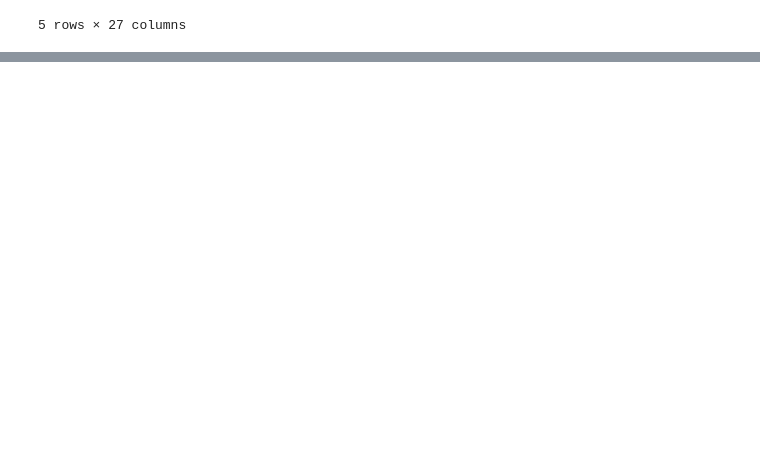
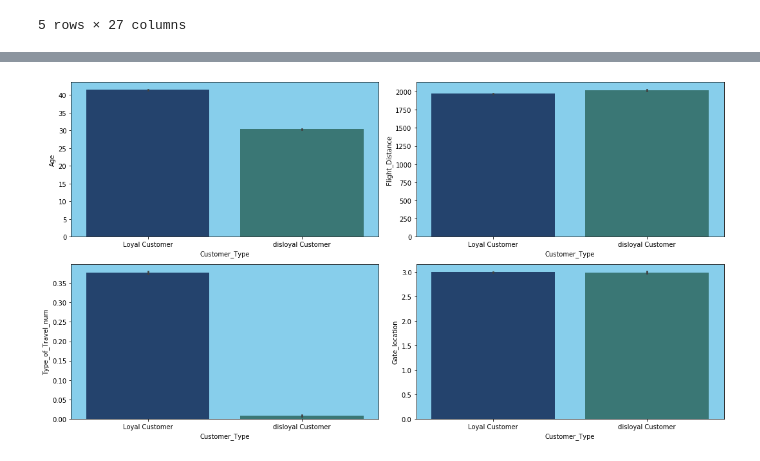
Before and after one commit to ArielJosephCohen/airline_ooptimization, a Jupyter notebook: EDA.ipynb, the cells around one changed output, grey strips where cells are left out. Cells and saved outputs as stored; diff of their text form; code cells hidden in the pictures; blank space fills up the shorter version.

```diff
--- a/EDA.ipynb
+++ b/EDA.ipynb
@@ -139,0 +158,25 @@ with sns.axes_style('darkgrid'):
+# %%
+with sns.axes_style({'axes.facecolor':'skyblue'}):
+    with sns.color_palette('gist_earth'):
+
+        plt.figure(figsize=(15,8))
+
+        plt.subplot(2,2,1)
+        sns.barplot(df.Customer_Type,df.Age)
+        plt.tight_layout()
+
+        plt.subplot(2,2,2)
+        sns.barplot(df.Customer_Type,df.Flight_Distance)
+        plt.tight_layout()
+
+        plt.subplot(2,2,3)
+        sns.barplot(df.Customer_Type,df.Type_of_Travel_num)
+        plt.tight_layout()
+
+        plt.subplot(2,2,4)
+        sns.barplot(df.Customer_Type,df.Gate_location)
+        plt.tight_layout()
+
+        plt.show()
+# %% [output]
+[figure, added]
```
Also changed, not shown: parts of 8 cells of this notebook, 1 other file.
